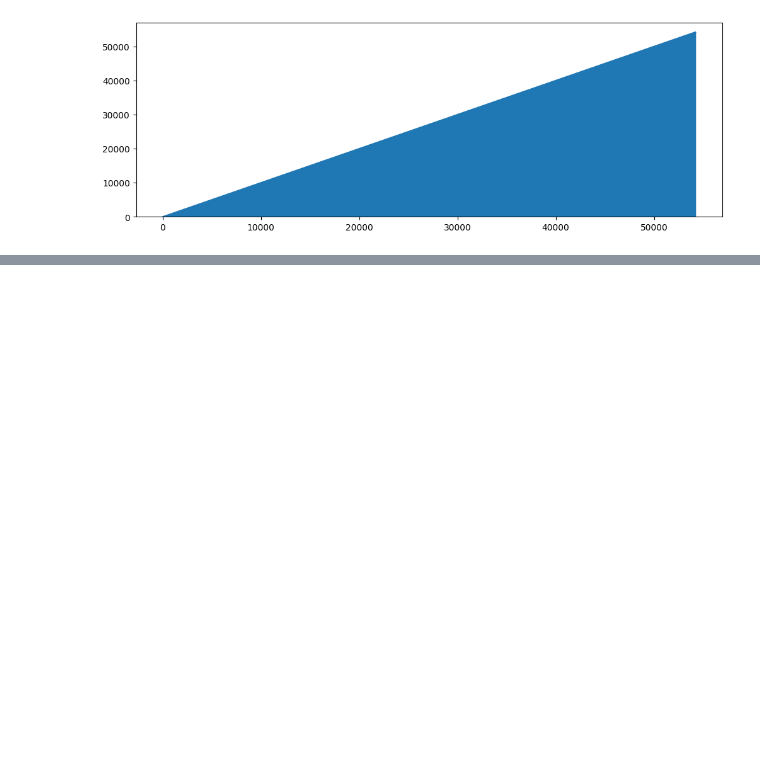
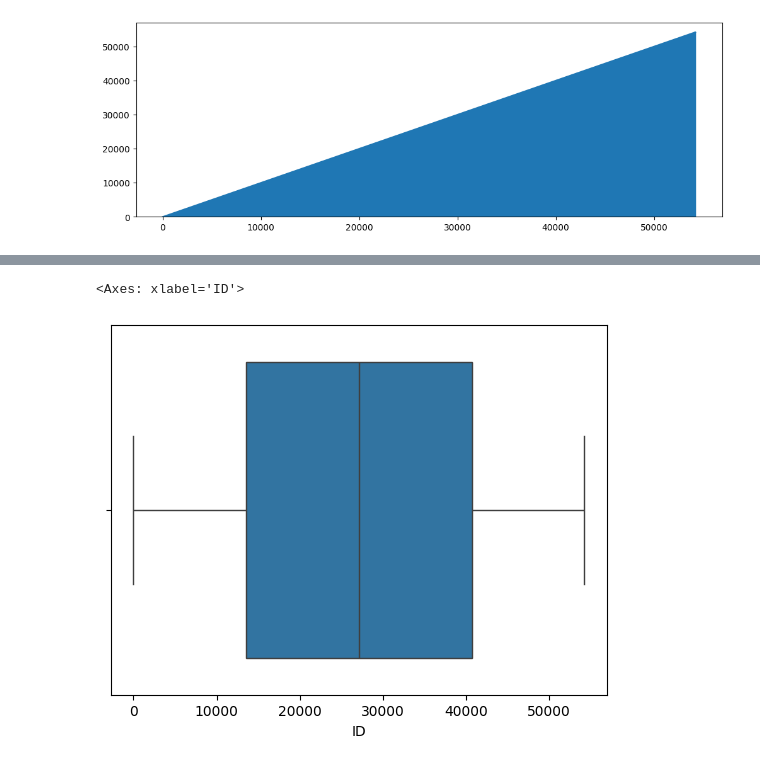
Before and after one commit to beex30/MOVIE_GENRE_PREDICTION, a Jupyter notebook: notebook/eda.ipynb, the cells around one changed output, grey strips where cells are left out. Saved outputs shown, nothing was run; the diff lists cells and outputs as text; code cells hidden in the pictures; blank space fills up the shorter version.

```diff
--- a/notebook/eda.ipynb
+++ b/notebook/eda.ipynb
@@ -237,0 +450,5 @@ axs = combined_data['ID'].plot.area(figsize=(12, 4), subplots=True)
+# %%
+sns.boxplot(x='ID', data=combined_data_rename)
+# %% [output]
+<Axes: xlabel='ID'>
+[figure, added]
```
Also changed, not shown: parts of 30 cells of this notebook, 1 other file.
